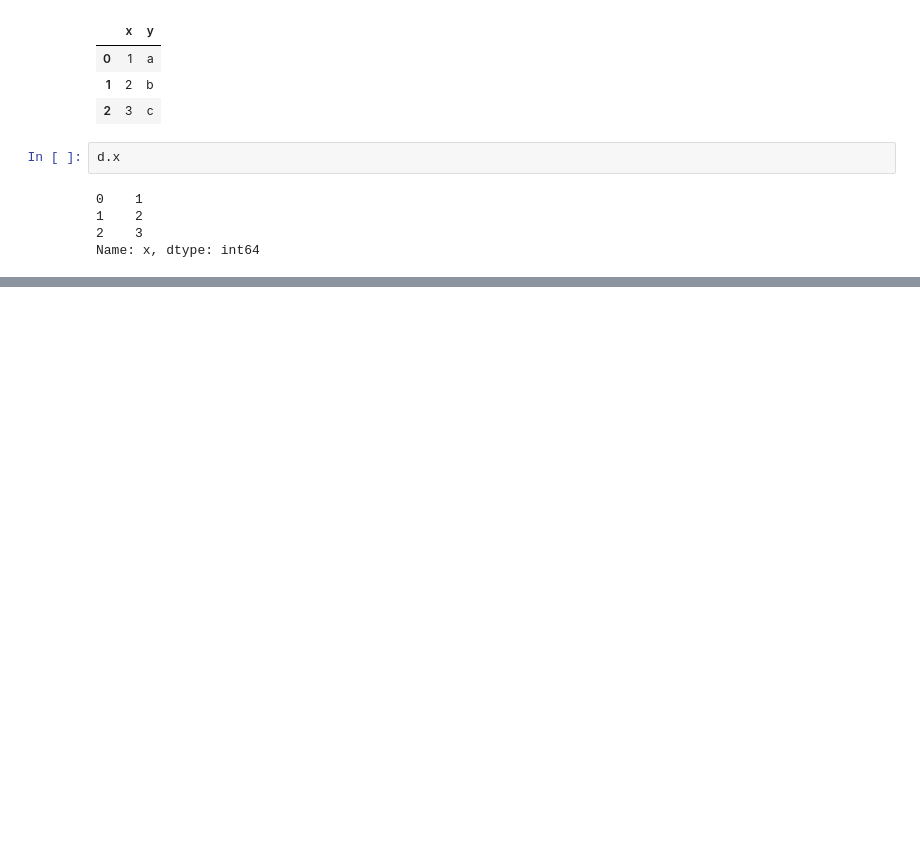
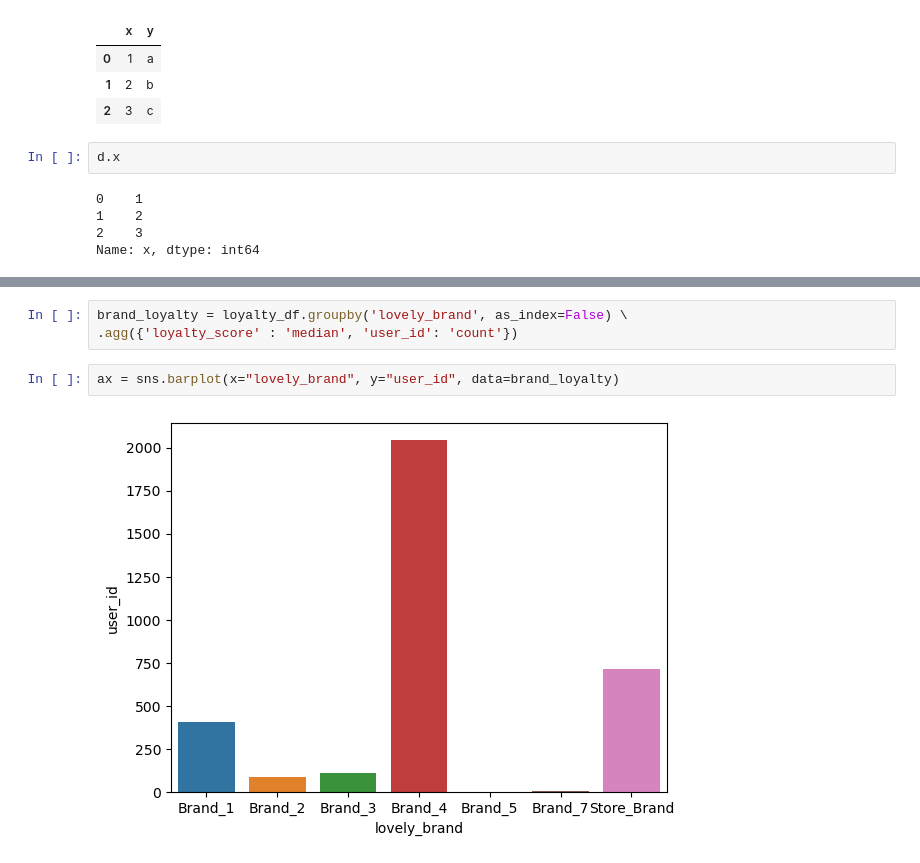
Before and after one commit to bugab0o/DA_trial_stepik_Karpov, a Jupyter notebook: draft_lectures.ipynb, the cells around one changed output, grey strips where cells are left out. Cells and saved outputs as stored; diff of their text form; blank space fills up the shorter version.

```diff
--- a/draft_lectures.ipynb
+++ b/draft_lectures.ipynb
@@ -442,0 +569,7 @@ Name: x, dtype: int64
+# %%
+brand_loyalty = loyalty_df.groupby('lovely_brand', as_index=False) \
+.agg({'loyalty_score' : 'median', 'user_id': 'count'})
+# %%
+ax = sns.barplot(x="lovely_brand", y="user_id", data=brand_loyalty)
+# %% [output]
+[figure, added]
```
Also changed, not shown: parts of 19 cells of this notebook, 2 other files.
